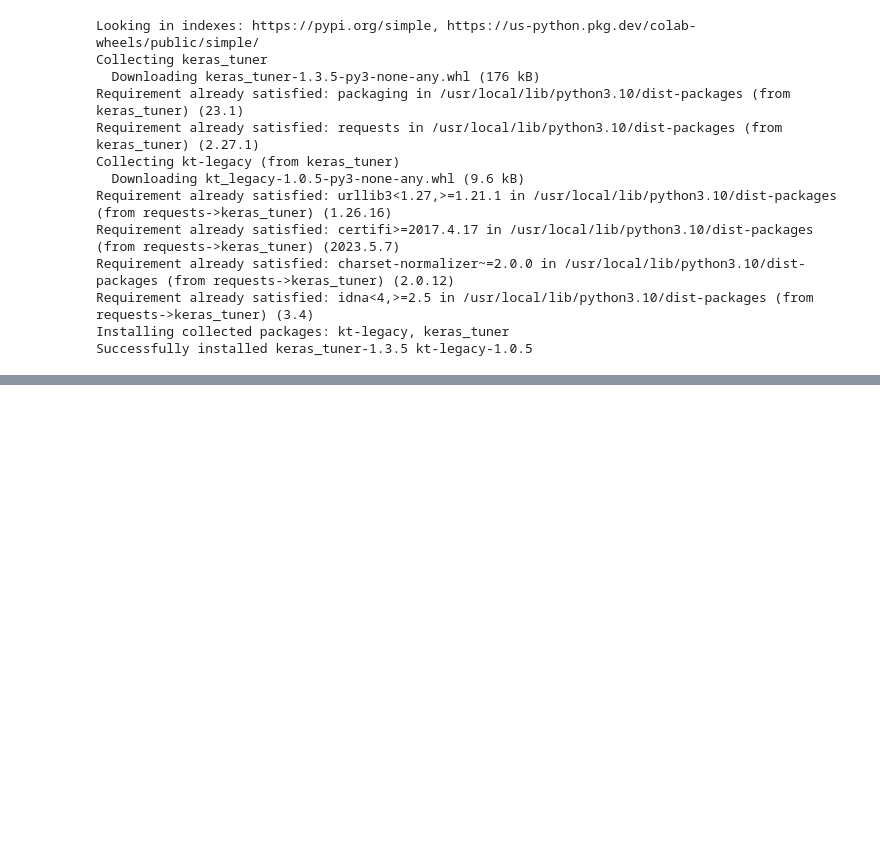
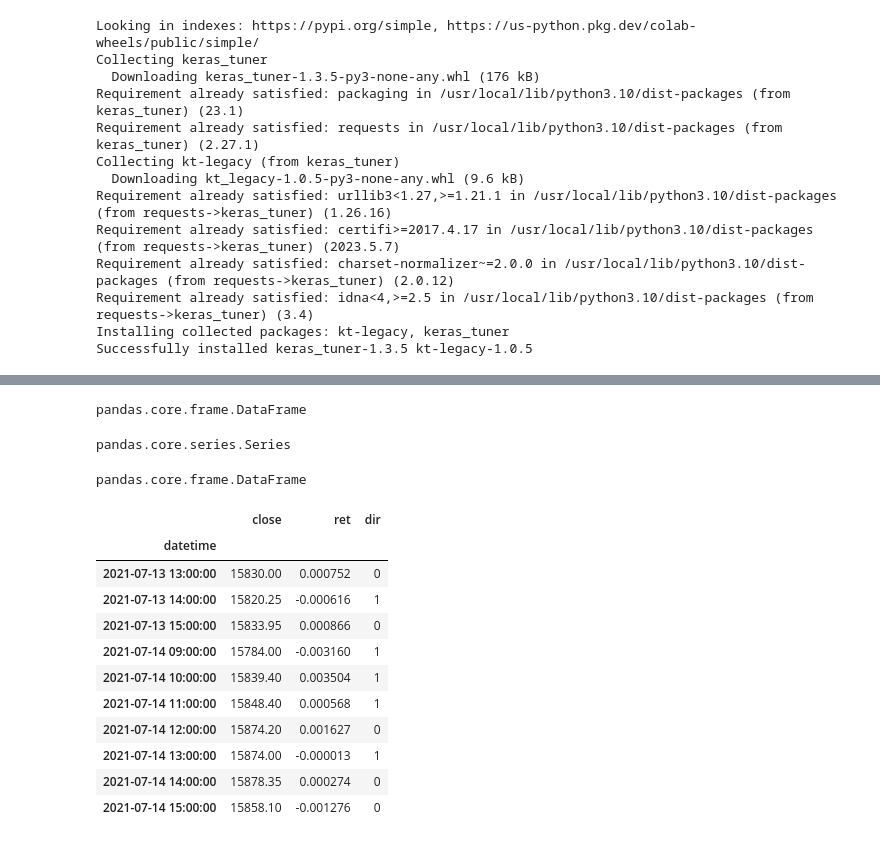
Before and after one commit to robonesky/oreilly, a Jupyter notebook: RM Lab Notes Advanced ML- part III.ipynb, the cells around one changed output, grey strips where cells are left out. Cells and saved outputs as stored; diff of their text form; code cells hidden in the pictures; blank space fills up the shorter version.

```diff
--- a/RM Lab Notes Advanced ML- part III.ipynb
+++ b/RM Lab Notes Advanced ML- part III.ipynb
@@ -672,0 +241,39 @@ ImportError: ignored
+# %%
+results_path = Path('results', 'lstm_time_series')
+if not results_path.exists():
+    results_path.mkdir(parents=True)
+
+df = getdata('NFUT1H')
+
+type(df)
+# %% [output]
+pandas.core.frame.DataFrame
+# %%
+type(df['close'])
+# %% [output]
+pandas.core.series.Series
+# %%
+type(df[['close']])
+# %% [output]
+pandas.core.frame.DataFrame
+# %%
+df = df [['close']]
+df['ret'] = np.log(df).diff().fillna(0)
+df['dir'] = np.where(
+    df.ret.shift(-1)>0,1,0
+    )
+
+df.tail(10)
+# %% [output]
+|  | close | ret | dir |
+| datetime |  |  |  |
+| 2021-07-13 13:00:00 | 15830.00 | 0.000752 | 0 |
+| 2021-07-13 14:00:00 | 15820.25 | -0.000616 | 1 |
+| 2021-07-13 15:00:00 | 15833.95 | 0.000866 | 0 |
+| 2021-07-14 09:00:00 | 15784.00 | -0.003160 | 1 |
+| 2021-07-14 10:00:00 | 15839.40 | 0.003504 | 1 |
+| 2021-07-14 11:00:00 | 15848.40 | 0.000568 | 1 |
+| 2021-07-14 12:00:00 | 15874.20 | 0.001627 | 0 |
+| 2021-07-14 13:00:00 | 15874.00 | -0.000013 | 1 |
+| 2021-07-14 14:00:00 | 15878.35 | 0.000274 | 0 |
+| 2021-07-14 15:00:00 | 15858.10 | -0.001276 | 0 |
```
Also changed, not shown: parts of 43 cells of this notebook.
